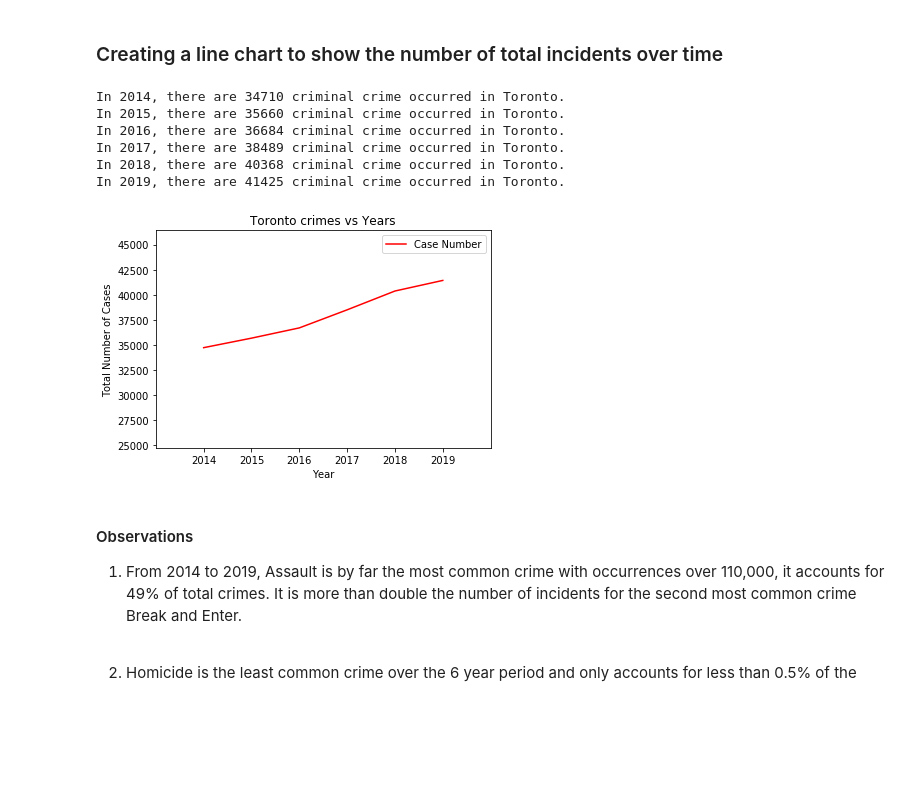
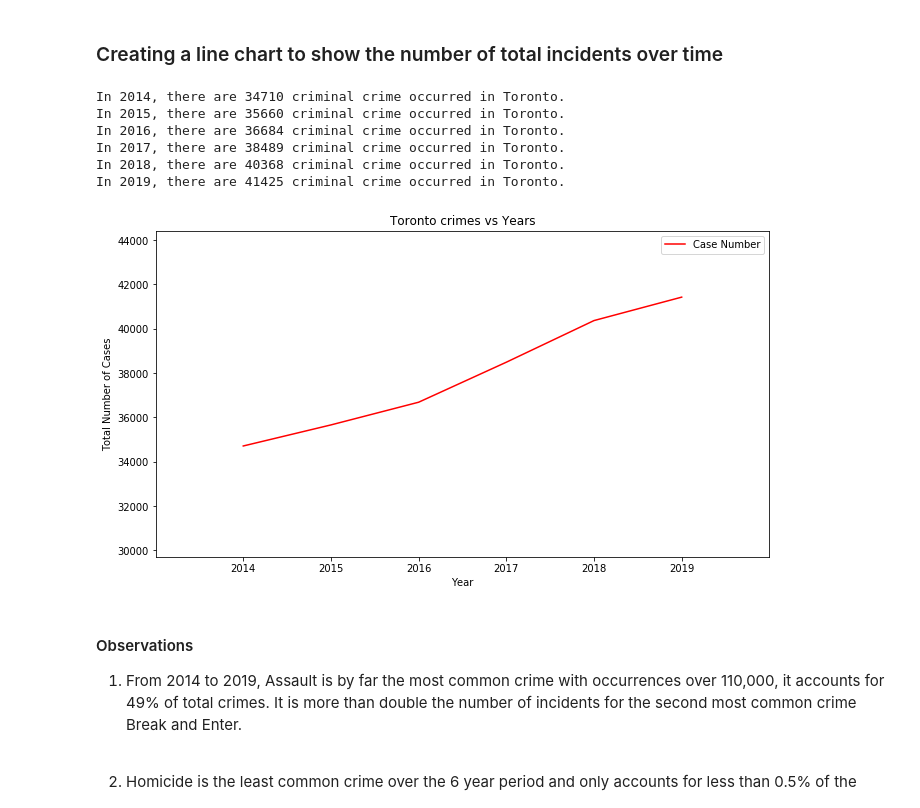
Before and after one commit to neha-nayeem/Project-01, a Jupyter notebook: Project 1 Consolidated.ipynb, the cells around one changed output. Drawn from its saved outputs; the diff is of its cells as text; code cells hidden in the pictures; blank space fills up the shorter version.

```diff
--- a/Project 1 Consolidated.ipynb
+++ b/Project 1 Consolidated.ipynb
@@ -241,35 +242,36 @@ total_num=[]
 total_num.append(len(crime2014["MCI"]))
 total_num.append(len(crime2015["MCI"]))
 total_num.append(len(crime2016["MCI"]))
 total_num.append(len(crime2017["MCI"]))
 total_num.append(len(crime2018["MCI"]))
 total_num.append(len(crime2019["MCI"]))
 
 for i in range(0,6):
     print(f"In {i+2014}, there are {total_num[i]} criminal crime occurred in Toronto.")
 
 #define x and y axes
 x_axis=["2014","2015","2016","2017","2018","2019"]
 y_axis=total_num
 
 #plot line graph and format
+plt.figure(figsize=(11,6))
 plt.plot(x_axis,y_axis,color="red")
 plt.xlabel("Year")
 plt.ylabel("Total Number of Cases")
 plt.xlim(-1,len(x_axis))
-plt.ylim(min(y_axis)-10000,max(y_axis)+5000)
+plt.ylim(min(y_axis)-5000,max(y_axis)+3000)
 plt.legend(["Case Number"],loc="upper right")
 plt.title(f"Toronto crimes vs Years")
 plt.savefig(f"Image-Output/Toronto crimes vs Years Line Chart.png")
 plt.show()
 # %% [output]
 In 2014, there are 34710 criminal crime occurred in Toronto.
 In 2015, there are 35660 criminal crime occurred in Toronto.
 In 2016, there are 36684 criminal crime occurred in Toronto.
 In 2017, there are 38489 criminal crime occurred in Toronto.
 In 2018, there are 40368 criminal crime occurred in Toronto.
 In 2019, there are 41425 criminal crime occurred in Toronto.
-[figure, old version]
+[figure, new version]
 # %% [markdown]
 #### Observations
  1. From 2014 to 2019, Assault is by far the most common crime with occurrences over 110,000, it accounts for 49% of total crimes. It is more than double the number of incidents for the second most common crime Break and Enter.
```
Also changed, not shown: parts of 9 cells of this notebook, 15 other files.
